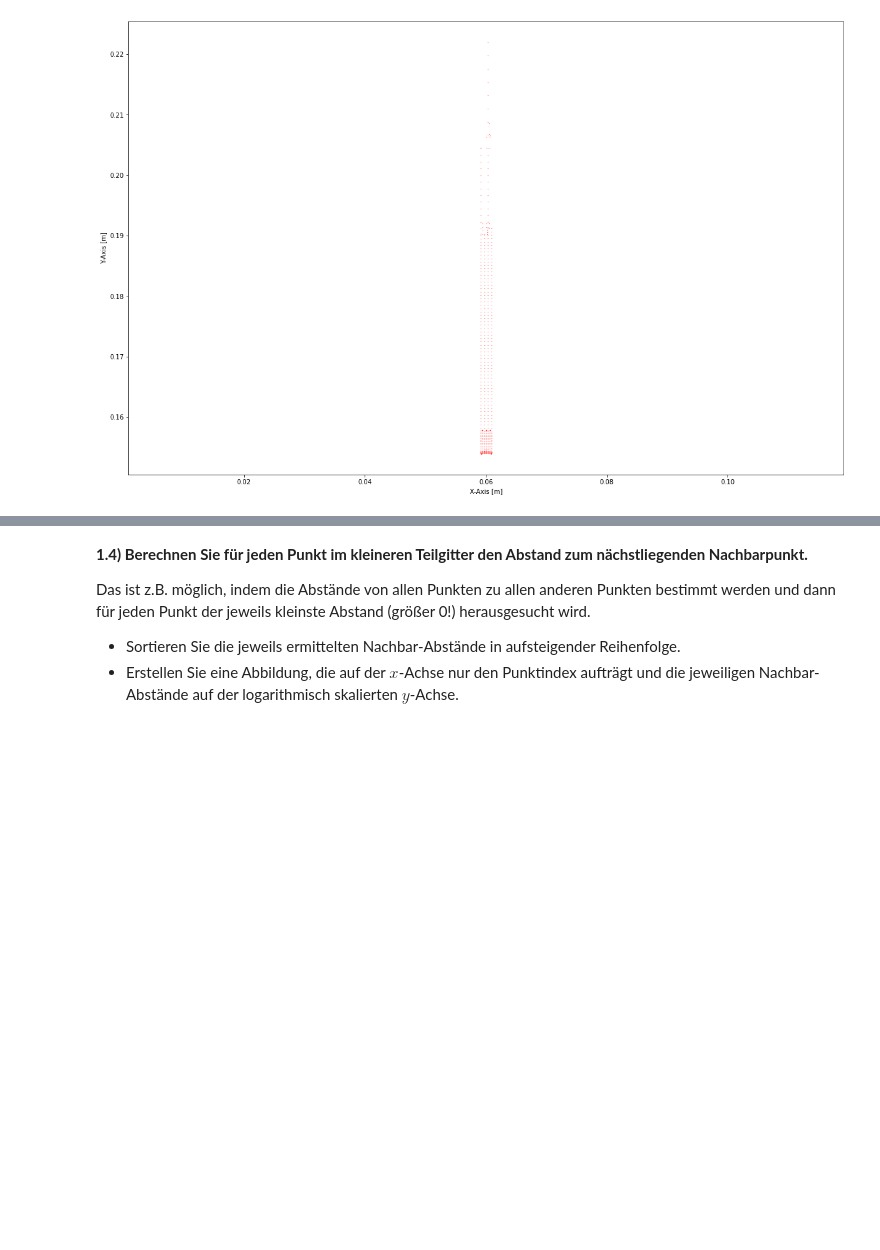
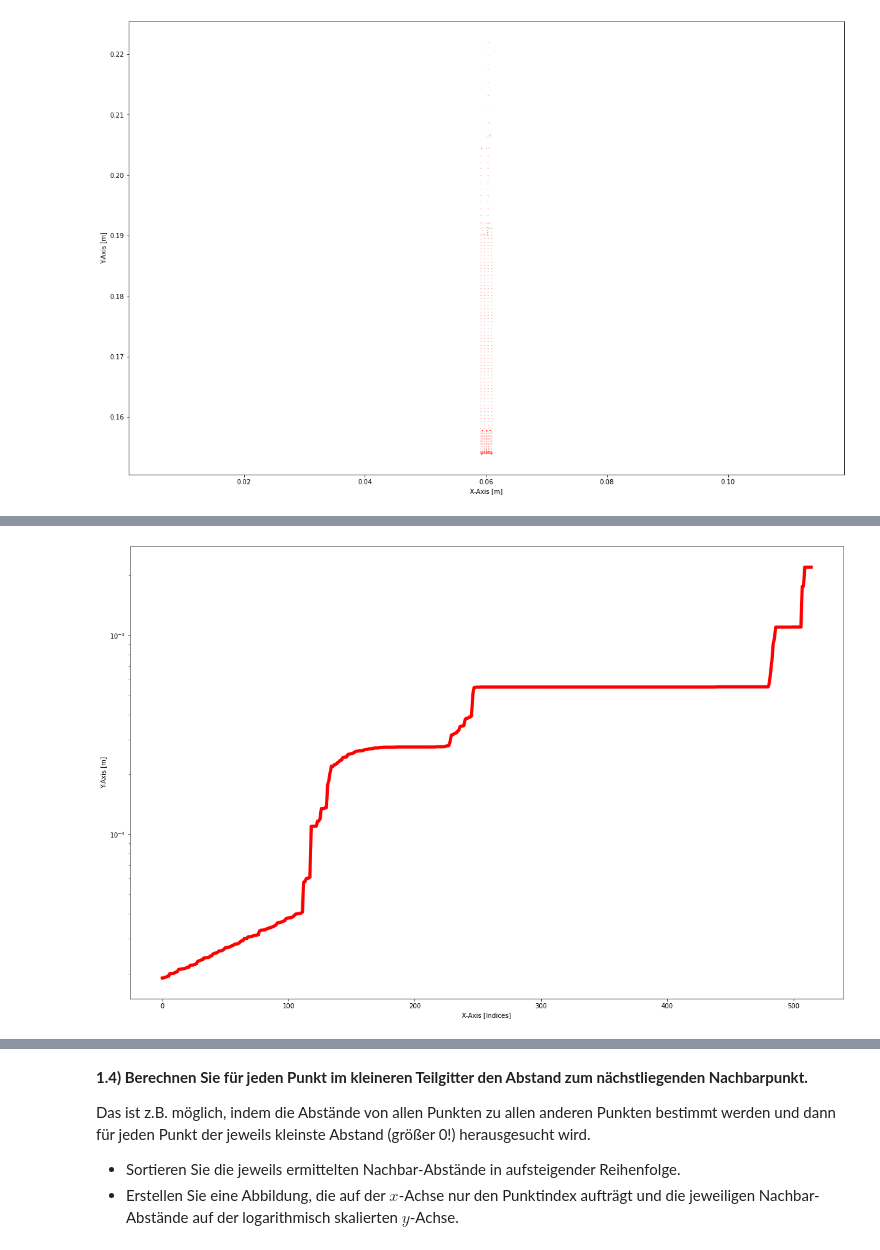
Before and after one commit to jlb-jlb/python_fuer_Ings, a Jupyter notebook: HA3 Standard/HA3normal_Gruppe186.ipynb, the cells around one changed output, grey strips where cells are left out. Cells and saved outputs as stored; diff of their text form; code cells hidden in the pictures; blank space fills up the shorter version.

```diff
--- a/HA3 Standard/HA3normal_Gruppe186.ipynb
+++ b/HA3 Standard/HA3normal_Gruppe186.ipynb
@@ -210,0 +231,10 @@ plt.show()
+# %%
+# Abstände berechnen
+
+print(values[0][..., np.newaxis].shape)
+print(values[0][np.newaxis, ...].shape)
+
+d = np.sqrt((values[0][..., np.newaxis] - values[0][np.newaxis, ...])**2 + (values[1][..., np.newaxis] - values[1][np.newaxis, ...])**2 )
+d = np.triu(d)
+
+d
@@ -210,0 +257,28 @@ plt.show()
+# %%
+# find the mins
+# for i, row in enumerate(d):
+#     idx = np.where(row == np.min(row[np.nonzero(row)]))
+#     print(idx)
+d[d<=0] = 10
+
+
+d
+np.argmin(d, axis=1)
+list_ = []
+for i, row in enumerate(d[:-1]):
+    idx= np.argmin(row)
+    # print(idx)
+    list_.append(row[idx])
+    d[:,idx:idx] = 11
+# %%
+plt.figure(figsize=(20, 13))
+list_.sort()
+# plt.plot(values[0, indexes_1], values[1, indexes_2], linestyle="-", linewidth=0.5, marker=".", markersize=5, color="red")
+plt.plot(np.arange(len(list_)), list_, linestyle="-", linewidth=5, marker=".", markersize=5, color="red")
+plt.xlabel("X-Axis [Indices]")
+plt.ylabel("Y-Axis [m]")
+plt.yscale("log")
+
+plt.show()
+# %% [output]
+[figure, added]
```
Also changed, not shown: parts of 13 cells of this notebook.
